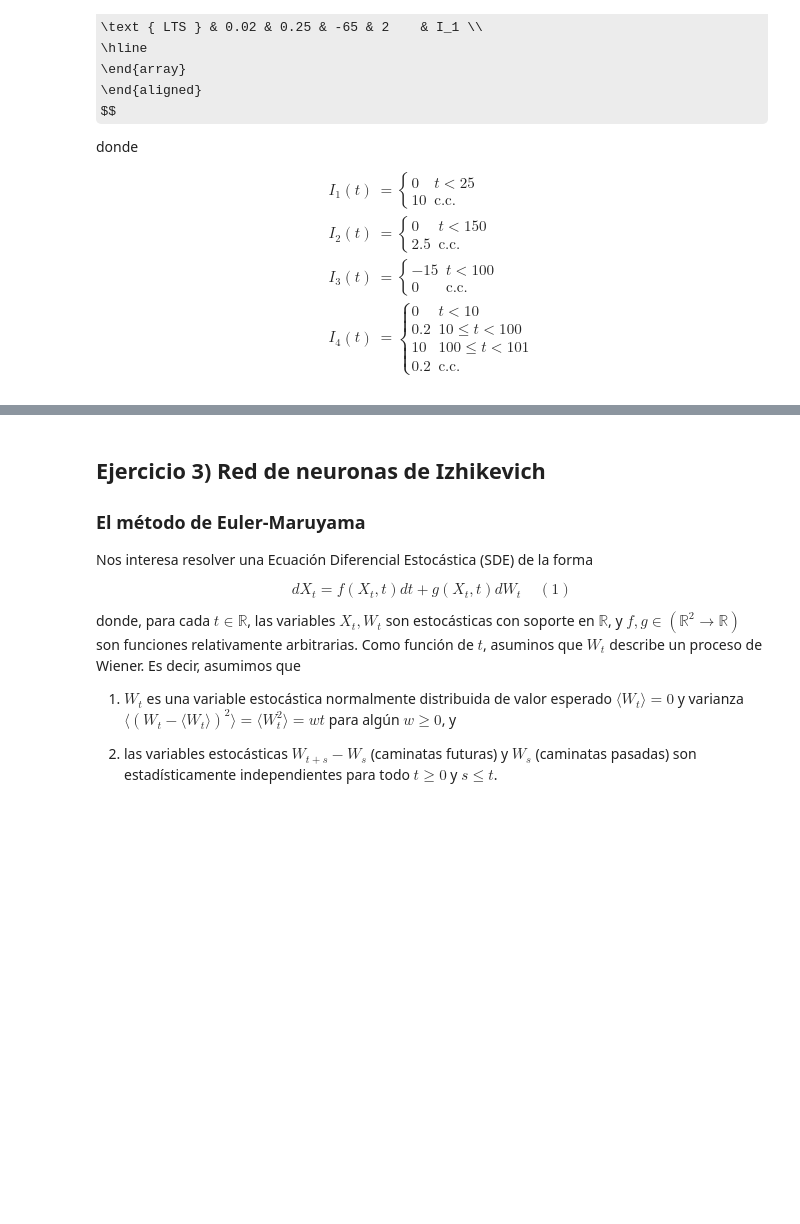
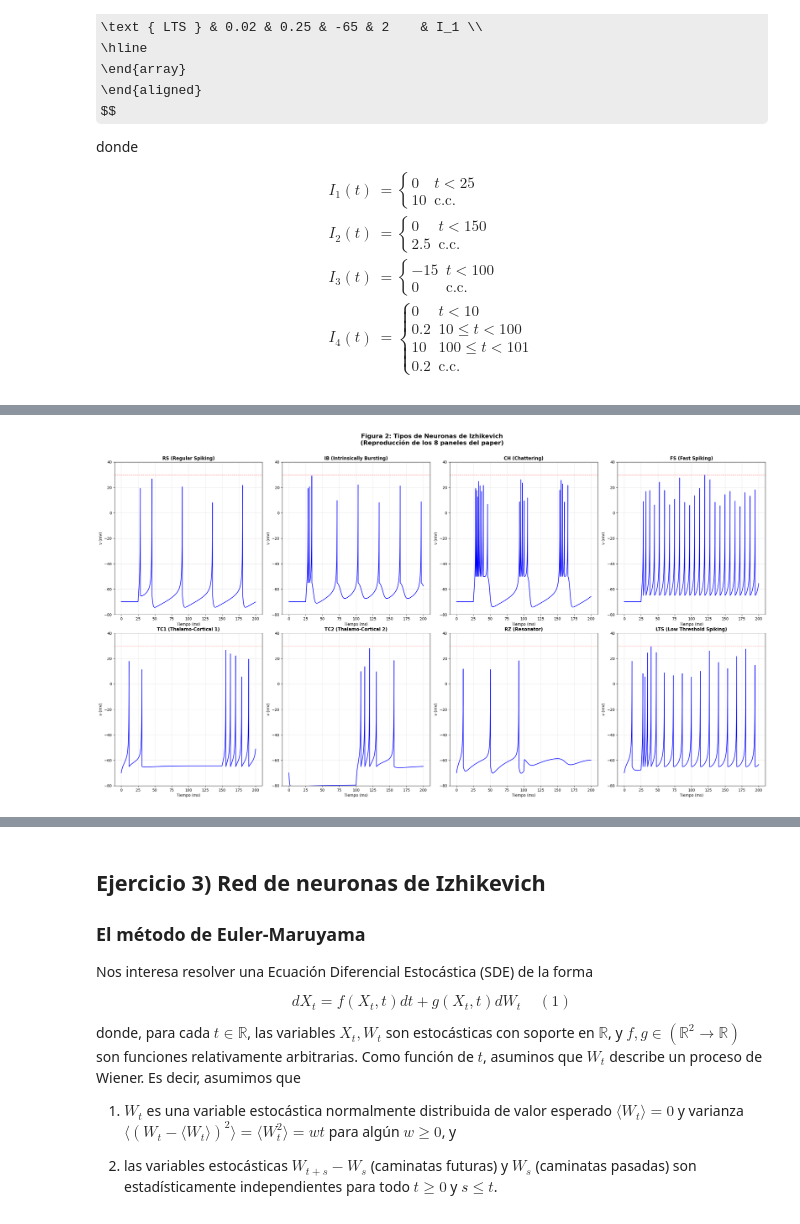
Before and after one commit to mebordone/rrnn2025-tp1, a Jupyter notebook: redes_neuronales_2025_guia_6.ipynb, the cells around one changed output, grey strips where cells are left out. Cells and saved outputs as stored; diff of their text form; code cells hidden in the pictures; some formulas as TeX source; blank space fills up the shorter version.

```diff
--- a/redes_neuronales_2025_guia_6.ipynb
+++ b/redes_neuronales_2025_guia_6.ipynb
@@ -616,0 +500,74 @@ Figura guardada como: images/neurona_TC2_Thalamo_Cortical_2.png
+# %%
+# Código de reproducción de los 8 paneles de la figura 2 del paper
+# Usando las definiciones ya existentes de p_simulaciones
+
+# Nombres descriptivos para los tipos de neuronas
+neuron_names = {
+    "RS": "RS (Regular Spiking)",
+    "IB": "IB (Intrinsically Bursting)",
+    "CH": "CH (Chattering)",
+    "FS": "FS (Fast Spiking)",
+    "TC1": "TC1 (Thalamo-Cortical 1)",
+    "TC2": "TC2 (Thalamo-Cortical 2)",
+    "RZ": "RZ (Resonator)",
+    "LTS": "LTS (Low Threshold Spiking)"
+}
+
+# Crear figura con 8 subplots (2x4)
+fig, axes = plt.subplots(2, 4, figsize=(25, 15))
+axes = axes.flatten()  # Convertir a array 1D para facilitar la indexación
+
+# Parámetros de simulación
+t_start = 0
+t_end = 200
+h = 0.1
+k = int((t_end - t_start) / h)
+
+# Simular cada tipo de neurona usando p_simulaciones ya definido
+for idx, (tipo, params) in enumerate(p_simulaciones.items()):
+    # Condición inicial
+    v0 = -70
+    u0 = params[4] * v0  # u(0) = c*v(0)
+    x0 = np.array([v0, u0])
+
+    # Ejecutar la integración
+    t, w = integrador_ode(rk4, izhikevich_model, x0, t_start, t_end, k, params, reset_condition)
+
+    # Extraer v(t)
+    v_t = w[0, :]
+
+    # Plotear en el subplot correspondiente
+    axes[idx].plot(t, v_t, 'b-', linewidth=1.5)
+    axes[idx].set_title(neuron_names[tipo], fontsize=12, fontweight='bold')
+    axes[idx].set_xlabel('Tiempo (ms)', fontsize=10)
+    axes[idx].set_ylabel('v (mV)', fontsize=10)
+    axes[idx].grid(True, alpha=0.3)
+    axes[idx].set_ylim(-80, 40)  # Rango fijo para comparar mejor
+
+    # Añadir línea horizontal en el umbral de disparo
+    axes[idx].axhline(y=30, color='r', linestyle='--', alpha=0.5, linewidth=1)
+
+    print(f"Simulación completada para {neuron_names[tipo]}")
+
+# Ajustar layout
+plt.tight_layout()
+plt.suptitle('Figura 2: Tipos de Neuronas de Izhikevich\n(Reproducción de los 8 paneles del paper)',
+             fontsize=16, fontweight='bold', y=0.95)
+plt.subplots_adjust(top=0.88, bottom=0.08)  # Dar más espacio entre título y plots
+
+# Guardar la figura en la carpeta images
+fig.savefig('images/panel_8_neuronas.png', dpi=300, bbox_inches='tight')
+print("✓ Imagen guardada como: images/panel_8_neuronas.png")
+
+plt.show()
+
+print("\n" + "="*80)
+print("RESUMEN DE SIMULACIONES COMPLETADAS")
+print("="*80)
+print("✓ 8 tipos de neuronas simuladas exitosamente")
+print("✓ Parámetros según Tabla 1 del paper de Izhikevich")
+print("✓ Tiempo de simulación: 0-200 ms")
+print("✓ Paso de integración: h = 0.1 ms")
+print("✓ Método: Runge-Kutta 4to orden con reseteo")
+print("="*80)
+# %% [output]
@@ -616,0 +590 @@ Figura guardada como: images/neurona_TC2_Thalamo_Cortical_2.png
+[figure, added]
```
Also changed, not shown: parts of 7 cells of this notebook.
